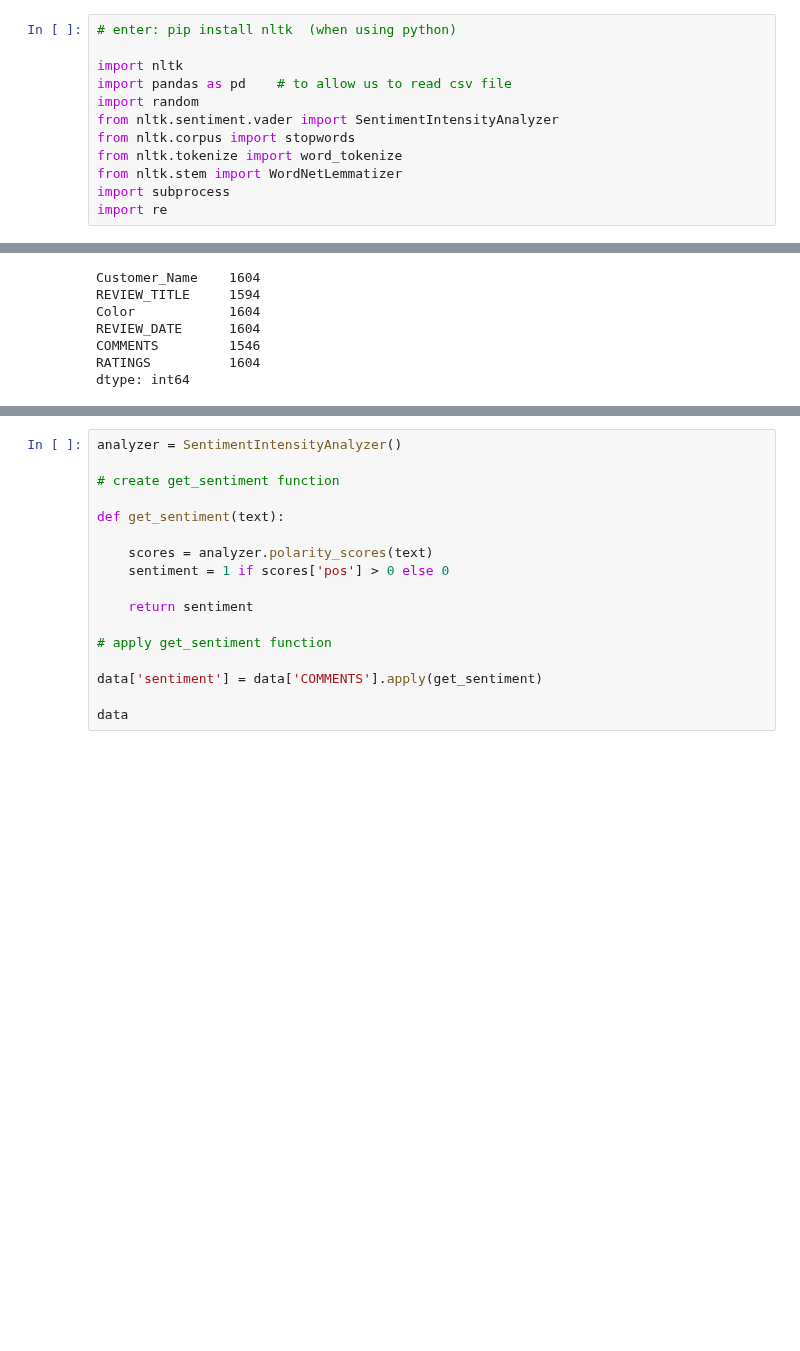
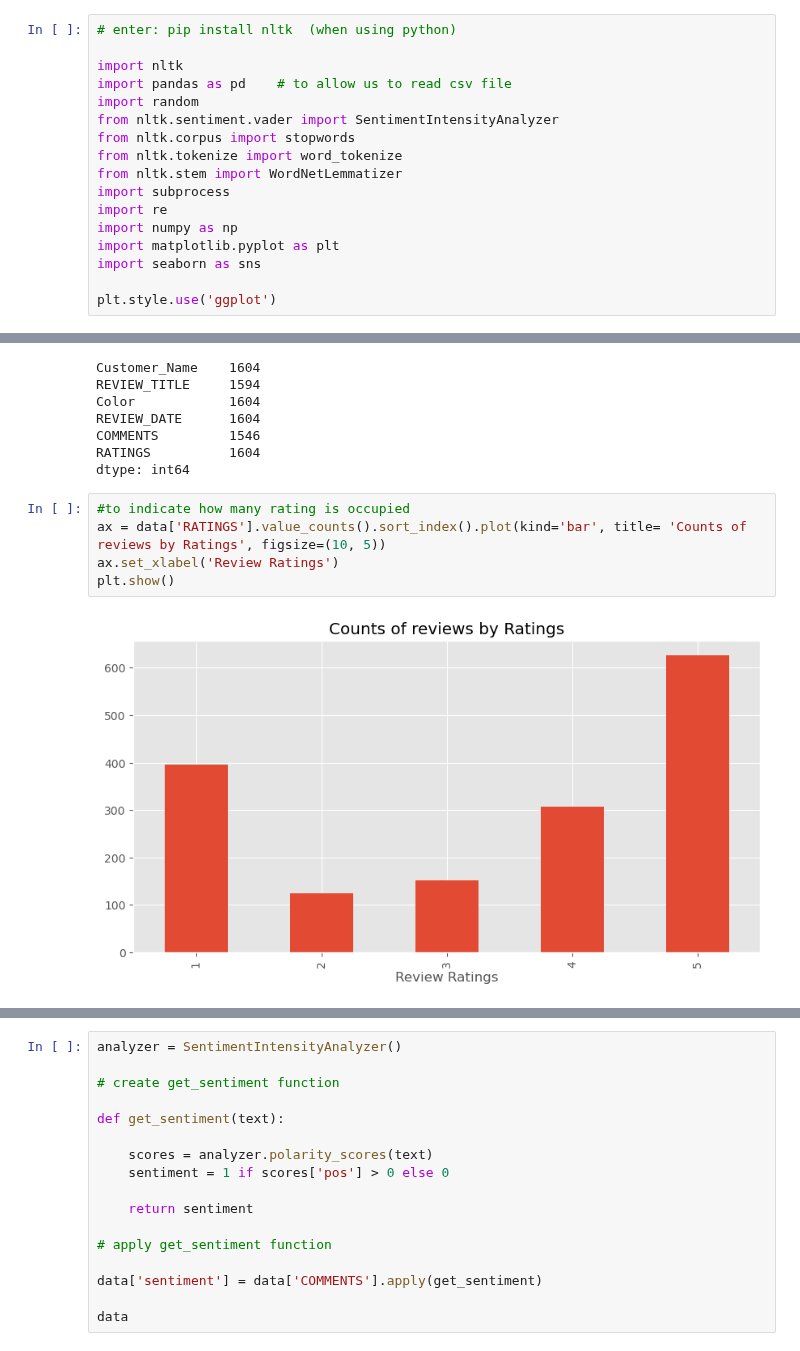
Before and after one commit to jeromechinjs/NLP-Assignment, a Jupyter notebook: AI-Assignment-NLP.ipynb, the cells around one changed output, grey strips where cells are left out. Cells and saved outputs as stored; diff of their text form; blank space fills up the shorter version.

```diff
--- a/AI-Assignment-NLP.ipynb
+++ b/AI-Assignment-NLP.ipynb
@@ -51,6 +51,11 @@ from nltk.tokenize import word_tokenize
 from nltk.stem import WordNetLemmatizer
 import subprocess
 import re
+import numpy as np
+import matplotlib.pyplot as plt
+import seaborn as sns
+
+plt.style.use('ggplot')
 # %%
 nltk.download('all')
 # %% [output]
@@ -86,6 +91,13 @@ REVIEW_DATE      1604
 COMMENTS         1546
 RATINGS          1604
 dtype: int64
+# %%
+#to indicate how many rating is occupied
+ax = data['RATINGS'].value_counts().sort_index().plot(kind='bar', title= 'Counts of reviews by Ratings', figsize=(10, 5))
+ax.set_xlabel('Review Ratings')
+plt.show()
+# %% [output]
+[figure, added]
 # %%
 # create pre processing function
 
```
Also changed, not shown: parts of 1 cell of this notebook.
